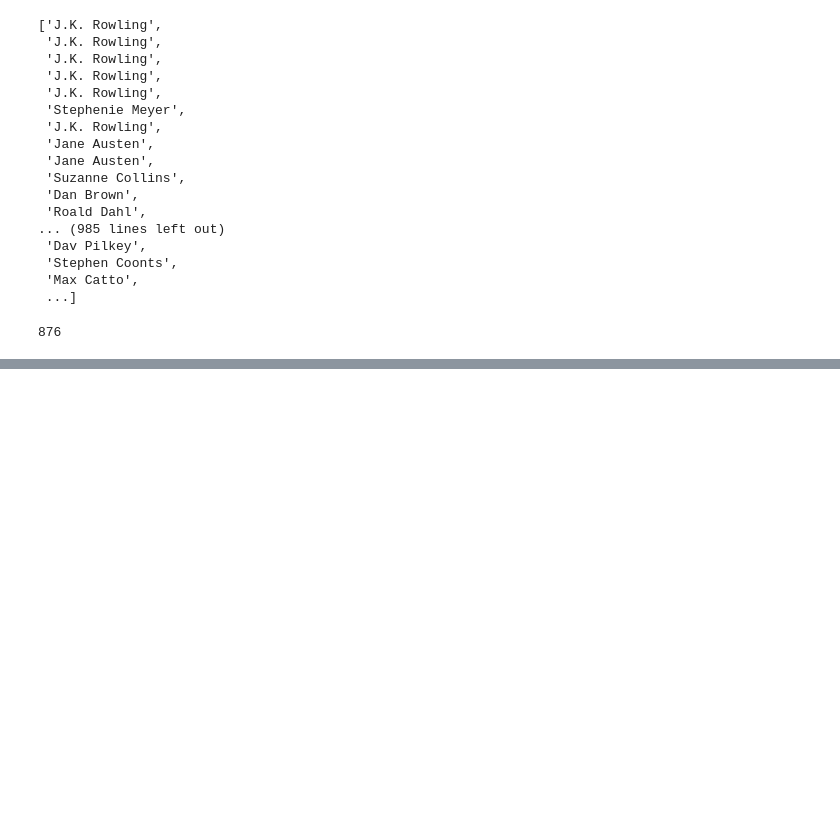
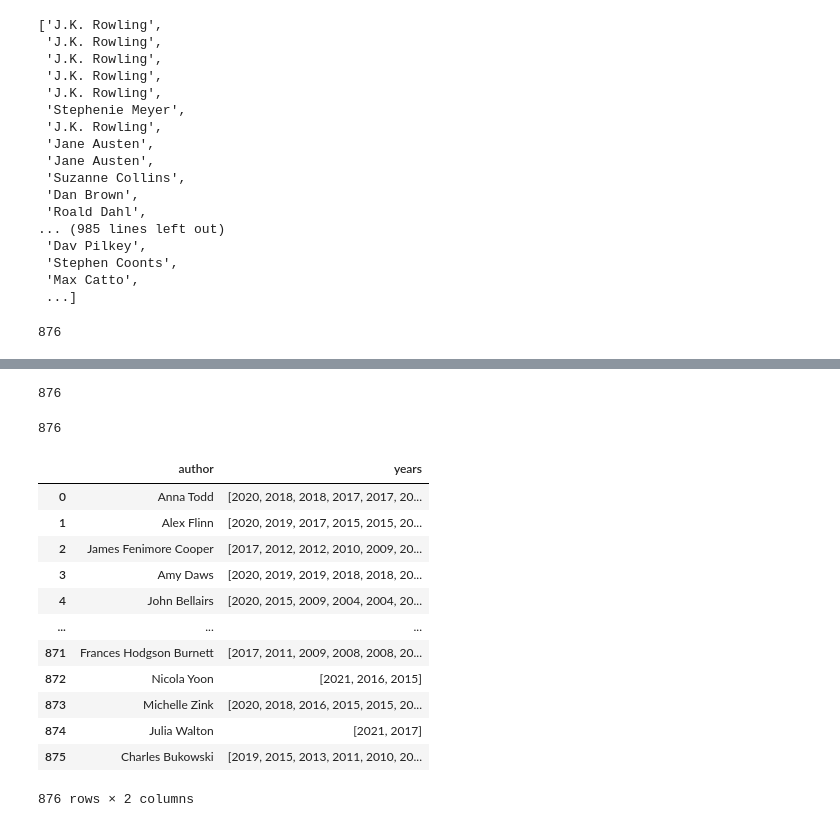
Before and after one commit to katiehuang1221/Predict-Revenue-Of-Movie-Adaptation, a Jupyter notebook: notebooks/selenium_fictiondb.ipynb, the cells around one changed output, grey strips where cells are left out. Cells and saved outputs as stored; diff of their text form; code cells hidden in the pictures; blank space fills up the shorter version.

Commit message:
Added dump/author_book_data. Extracted {author: year of publications} in selenium_fictiondb.ipynb

```diff
--- a/notebooks/selenium_fictiondb.ipynb
+++ b/notebooks/selenium_fictiondb.ipynb
@@ -328,0 +368,5 @@ UnboundLocalError: local variable 'years' referenced before assignment
+# %%
+for x in author_book_list:
+    for author, year in x.items():
+        if author == "Elle Kennedy":
+            print(year)
@@ -328,0 +377,6 @@ UnboundLocalError: local variable 'years' referenced before assignment
+# %%
+for author in left_author_set:
+    c += 1
+    print(c,author)
+    result = search(author)
+    author_book_list.append(result)
@@ -332,0 +412,39 @@ search(Christopher J. Koch)
+# %%
+import pandas as pd
+author_book_list = pd.read_pickle('../dump/author_book_list')
+# %%
+len(author_book_list)
+# %% [output]
+876
+# %%
+author_book_list_test = []
+for author in author_book_list:
+    headers = ['author','years']
+    for key, value in author.items():
+        author = key
+        years = value
+
+    author_dict = dict(zip(headers,[author,years]))
+
+    author_book_list_test.append(author_dict)
+
+len(author_book_list_test)
+# %% [output]
+876
+# %%
+author_book_df = pd.DataFrame(author_book_list_test)
+author_book_df
+# %% [output]
+|  | author | years |
+| 0 | Anna Todd | [2020, 2018, 2018, 2017, 2017, 20... |
+| 1 | Alex Flinn | [2020, 2019, 2017, 2015, 2015, 20... |
+| 2 | James Fenimore Cooper | [2017, 2012, 2012, 2010, 2009, 20... |
+| 3 | Amy Daws | [2020, 2019, 2019, 2018, 2018, 20... |
+| 4 | John Bellairs | [2020, 2015, 2009, 2004, 2004, 20... |
+| ... | ... | ... |
+| 871 | Frances Hodgson Burnett | [2017, 2011, 2009, 2008, 2008, 20... |
+| 872 | Nicola Yoon | [2021, 2016, 2015] |
+| 873 | Michelle Zink | [2020, 2018, 2016, 2015, 2015, 20... |
+| 874 | Julia Walton | [2021, 2017] |
+| 875 | Charles Bukowski | [2019, 2015, 2013, 2011, 2010, 20... |
+876 rows × 2 columns
```
Also changed, not shown: parts of 39 cells of this notebook, 2 other files.
